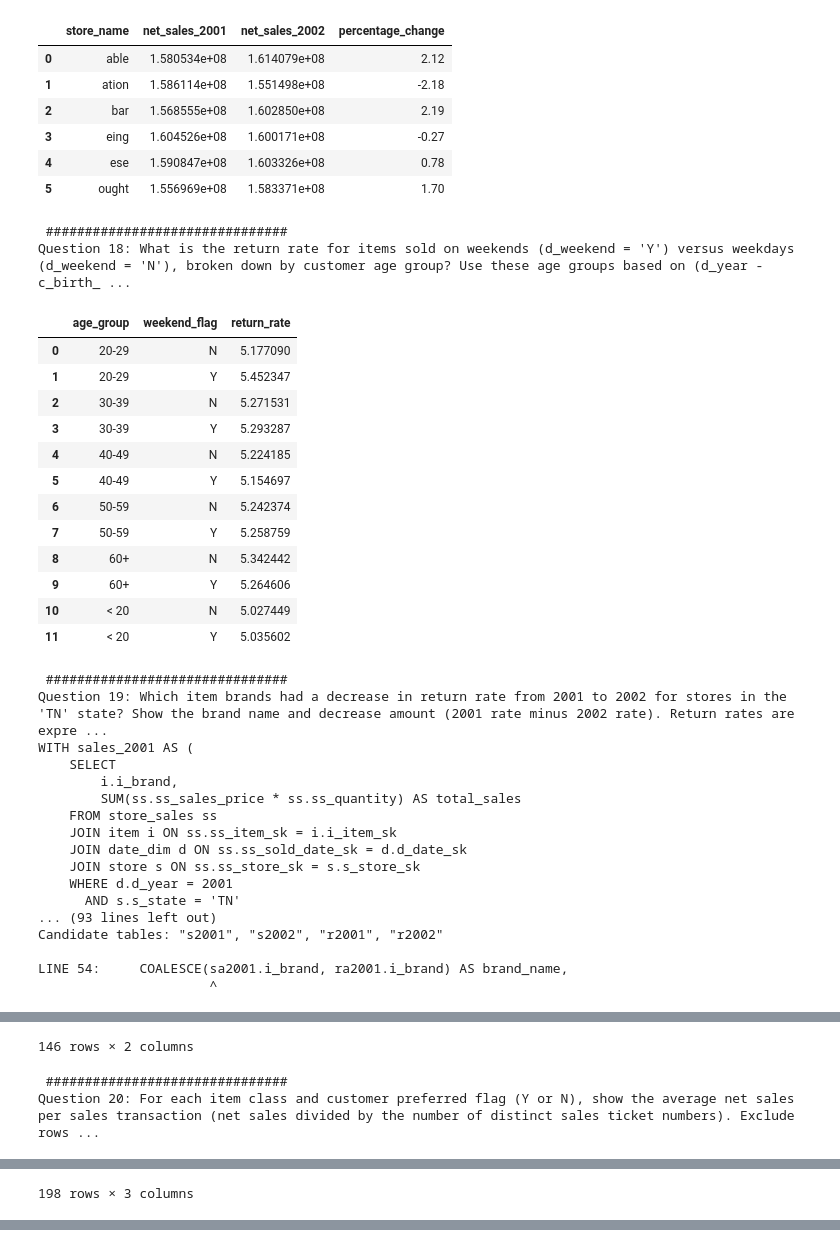
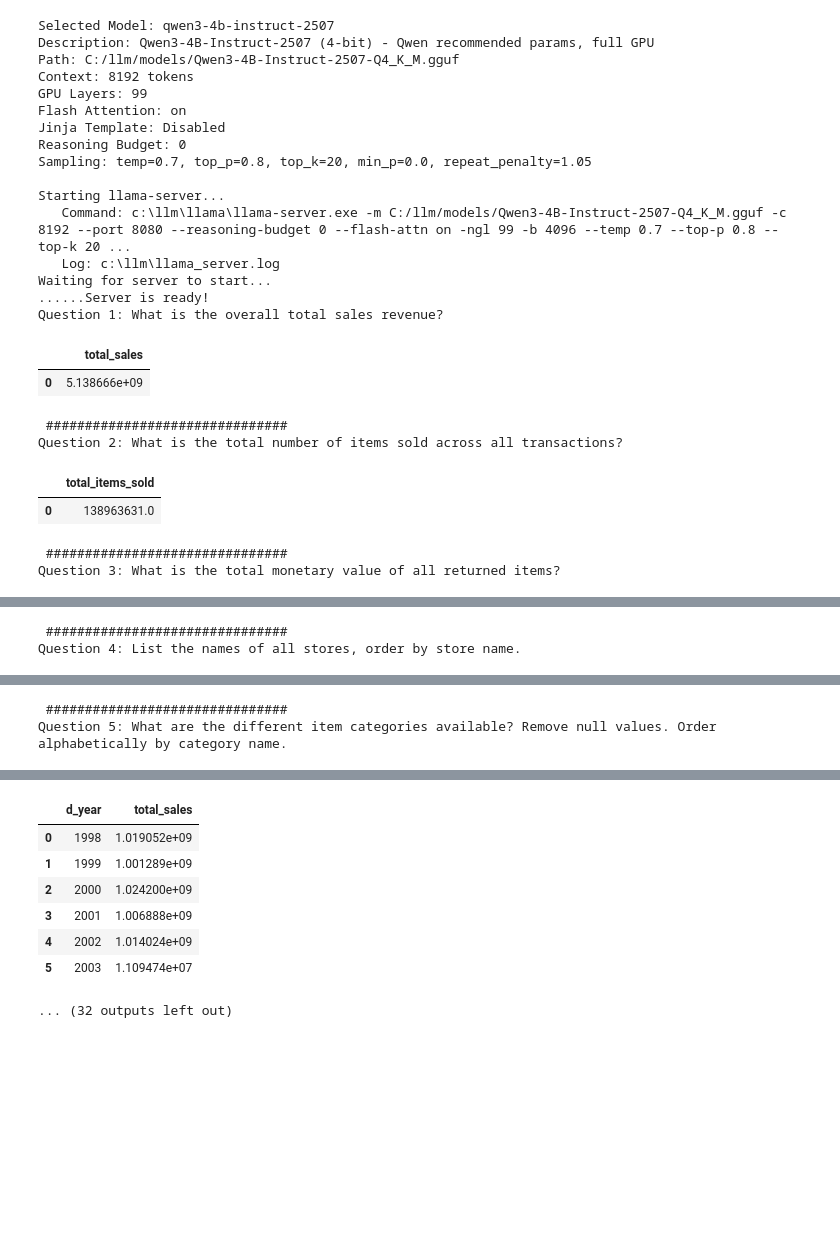
Before and after one commit to djouallah/semantic_sql_testing, a Jupyter notebook: SLM_SQL_test.ipynb, the cells around one changed output, grey strips where cells are left out. Cells and saved outputs as stored; diff of their text form; code cells hidden in the pictures; blank space fills up the shorter version.

```diff
--- a/SLM_SQL_test.ipynb
+++ b/SLM_SQL_test.ipynb
@@ -7,45 +15,31 @@ bench.update_llama_cpp()
 # %%
 %%time
 # Change model name and run this cell,gemma3-4b, qwen3.5-4b, qwen3-4b-instruct-2507, nemotron3-nano-4b
 model_name = 'qwen3-4b-instruct-2507'
-bench.run_test(model_name)
+s_m        = r'c:\llm\semantic_models\semantic_model_simplified.txt'   # or r'c:\llm\semantic_model_simplified.txt'
+bench.run_test(model_name, semantic_model=s_m)
 # %% [output]
+Selected Model: qwen3-4b-instruct-2507
+Description: Qwen3-4B-Instruct-2507 (4-bit) - Qwen recommended params, full GPU
+Path: C:/llm/models/Qwen3-4B-Instruct-2507-Q4_K_M.gguf
+Context: 8192 tokens
+GPU Layers: 99
+Flash Attention: on
+Jinja Template: Disabled
+Reasoning Budget: 0
+Sampling: temp=0.7, top_p=0.8, top_k=20, min_p=0.0, repeat_penalty=1.05
+
+Starting llama-server...
+   Command: c:\llm\llama\llama-server.exe -m C:/llm/models/Qwen3-4B-Instruct-2507-Q4_K_M.gguf -c 8192 --port 8080 --reasoning-budget 0 --flash-attn on -ngl 99 -b 4096 --temp 0.7 --top-p 0.8 --top-k 20 ...
+   Log: c:\llm\llama_server.log
+Waiting for server to start...
+......Server is ready!
+Question 1: What is the overall total sales revenue?
-|  | store_name | net_sales_2001 | net_sales_2002 | percentage_change |
-| 0 | able | 1.580534e+08 | 1.614079e+08 | 2.12 |
-| 1 | ation | 1.586114e+08 | 1.551498e+08 | -2.18 |
-| 2 | bar | 1.568555e+08 | 1.602850e+08 | 2.19 |
-| 3 | eing | 1.604526e+08 | 1.600171e+08 | -0.27 |
-| 4 | ese | 1.590847e+08 | 1.603326e+08 | 0.78 |
-| 5 | ought | 1.556969e+08 | 1.583371e+08 | 1.70 |
+|  | total_sales |
+| 0 | 5.138666e+09 |
- ###############################
-Question 18: What is the return rate for items sold on weekends (d_weekend = 'Y') versus weekdays (d_weekend = 'N'), broken down by customer age group? Use these age groups based on (d_year - c_birth_ ...
+ ###############################
+Question 2: What is the total number of items sold across all transactions?
-|  | age_group | weekend_flag | return_rate |
-| 0 | 20-29 | N | 5.177090 |
-| 1 | 20-29 | Y | 5.452347 |
-| 2 | 30-39 | N | 5.271531 |
-| 3 | 30-39 | Y | 5.293287 |
-| 4 | 40-49 | N | 5.224185 |
-| 5 | 40-49 | Y | 5.154697 |
-| 6 | 50-59 | N | 5.242374 |
-| 7 | 50-59 | Y | 5.258759 |
-| 8 | 60+ | N | 5.342442 |
-| 9 | 60+ | Y | 5.264606 |
-| 10 | < 20 | N | 5.027449 |
-| 11 | < 20 | Y | 5.035602 |
+|  | total_items_sold |
+| 0 | 138963631.0 |
- ###############################
-Question 19: Which item brands had a decrease in return rate from 2001 to 2002 for stores in the 'TN' state? Show the brand name and decrease amount (2001 rate minus 2002 rate). Return rates are expre ...
-WITH sales_2001 AS (
-    SELECT
-        i.i_brand,
-        SUM(ss.ss_sales_price * ss.ss_quantity) AS total_sales
-    FROM store_sales ss
-    JOIN item i ON ss.ss_item_sk = i.i_item_sk
-    JOIN date_dim d ON ss.ss_sold_date_sk = d.d_date_sk
-    JOIN store s ON ss.ss_store_sk = s.s_store_sk
-    WHERE d.d_year = 2001
-      AND s.s_state = 'TN'
-... (93 lines left out)
-Candidate tables: "s2001", "s2002", "r2001", "r2002"
-
-LINE 54:     COALESCE(sa2001.i_brand, ra2001.i_brand) AS brand_name,
-                      ^
+ ###############################
+Question 3: What is the total monetary value of all returned items?
@@ -64,3 +48,2 @@ LINE 54:     COALESCE(sa2001.i_brand, ra2001.i_brand) AS brand_name,
-146 rows × 2 columns
  ###############################
-Question 20: For each item class and customer preferred flag (Y or N), show the average net sales per sales transaction (net sales divided by the number of distinct sales ticket numbers). Exclude rows ...
+Question 4: List the names of all stores, order by store name.
@@ -79 +59,2 @@ Question 20: For each item class and customer preferred flag (Y or N), show the
-198 rows × 3 columns
+ ###############################
+Question 5: What are the different item categories available? Remove null values. Order alphabetically by category name.
@@ -84,3 +74,11 @@ Wall time: 7min 21s
+|  | d_year | total_sales |
+| 0 | 1998 | 1.019052e+09 |
+| 1 | 1999 | 1.001289e+09 |
+| 2 | 2000 | 1.024200e+09 |
+| 3 | 2001 | 1.006888e+09 |
+| 4 | 2002 | 1.014024e+09 |
+| 5 | 2003 | 1.109474e+07 |
+... (32 outputs left out)
 # %%
 # Re-analyze all results without running tests (useful after adding new log files)
 all_runs = bench.analyze_all_runs()
```
Also changed, not shown: parts of 5 cells of this notebook, 10 other files.
